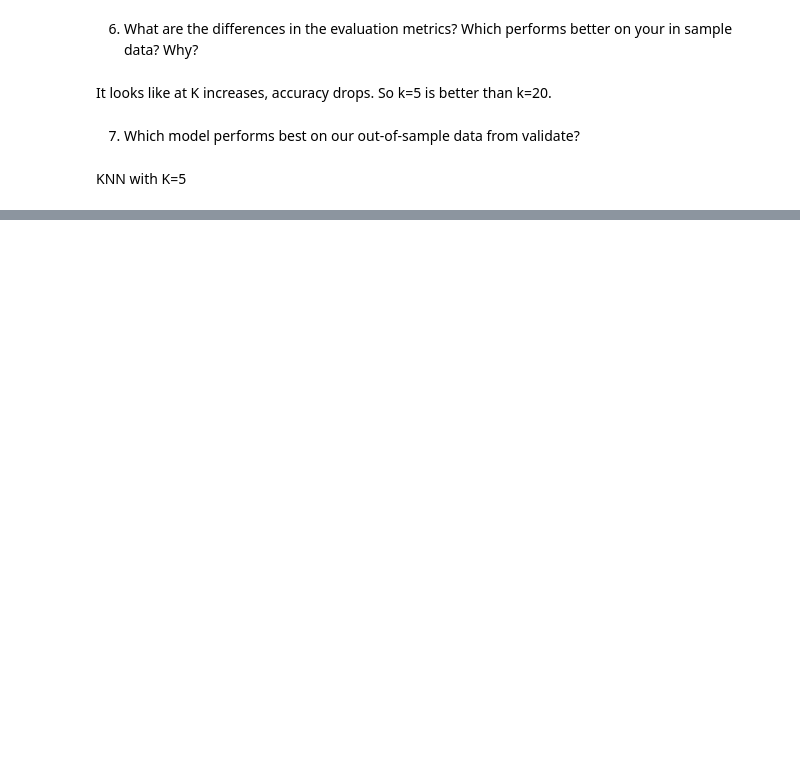
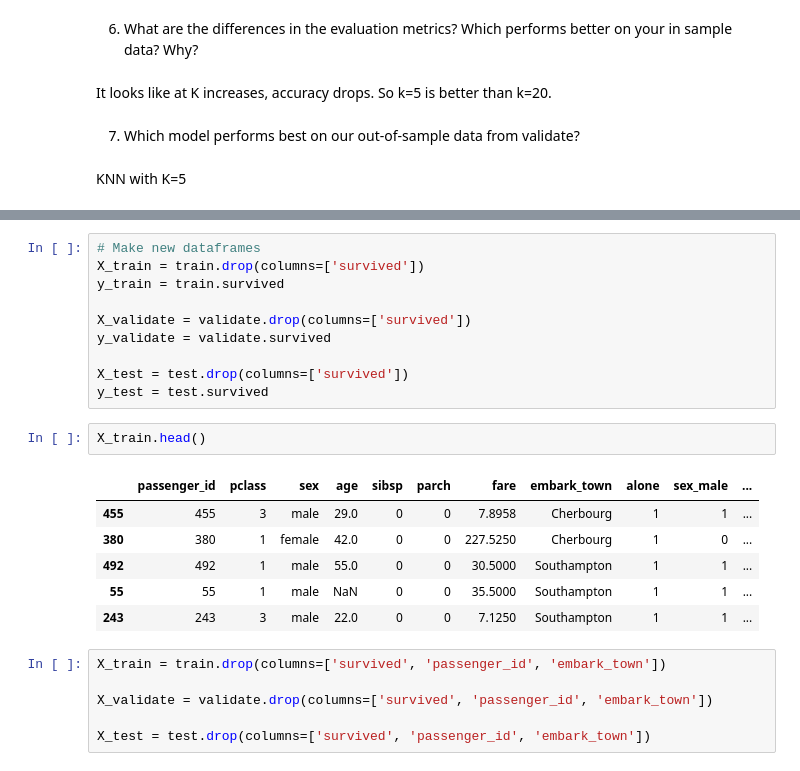
Before and after one commit to lopezelihezer/classification-exercises, a Jupyter notebook: model.ipynb, the cells around one changed output, grey strips where cells are left out. Saved outputs shown, nothing was run; the diff lists cells and outputs as text; blank space fills up the shorter version.

```diff
--- a/model.ipynb
+++ b/model.ipynb
@@ -530,0 +397,25 @@ KNN with K=5
+# %%
+# Make new dataframes
+X_train = train.drop(columns=['survived'])
+y_train = train.survived
+
+X_validate = validate.drop(columns=['survived'])
+y_validate = validate.survived
+
+X_test = test.drop(columns=['survived'])
+y_test = test.survived
+# %%
+X_train.head()
+# %% [output]
+|  | passenger_id | pclass | sex | age | sibsp | parch | fare | embark_town | alone | sex_male | ... |
+| 455 | 455 | 3 | male | 29.0 | 0 | 0 | 7.8958 | Cherbourg | 1 | 1 | ... |
+| 380 | 380 | 1 | female | 42.0 | 0 | 0 | 227.5250 | Cherbourg | 1 | 0 | ... |
+| 492 | 492 | 1 | male | 55.0 | 0 | 0 | 30.5000 | Southampton | 1 | 1 | ... |
+| 55 | 55 | 1 | male | NaN | 0 | 0 | 35.5000 | Southampton | 1 | 1 | ... |
+| 243 | 243 | 3 | male | 22.0 | 0 | 0 | 7.1250 | Southampton | 1 | 1 | ... |
+# %%
+X_train = train.drop(columns=['survived', 'passenger_id', 'embark_town'])
+
+X_validate = validate.drop(columns=['survived', 'passenger_id', 'embark_town'])
+
+X_test = test.drop(columns=['survived', 'passenger_id', 'embark_town'])
```
Also changed, not shown: parts of 61 cells of this notebook.
